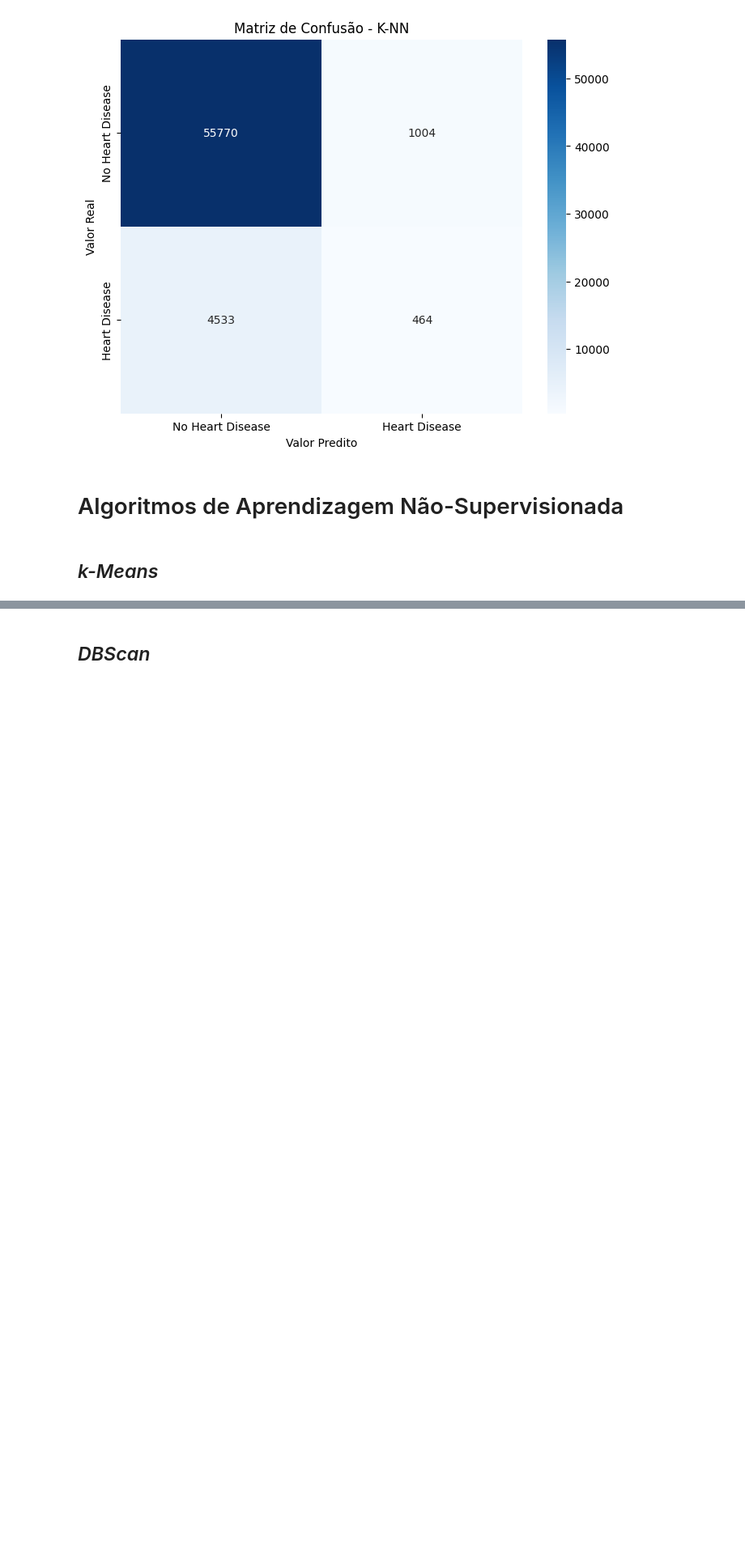
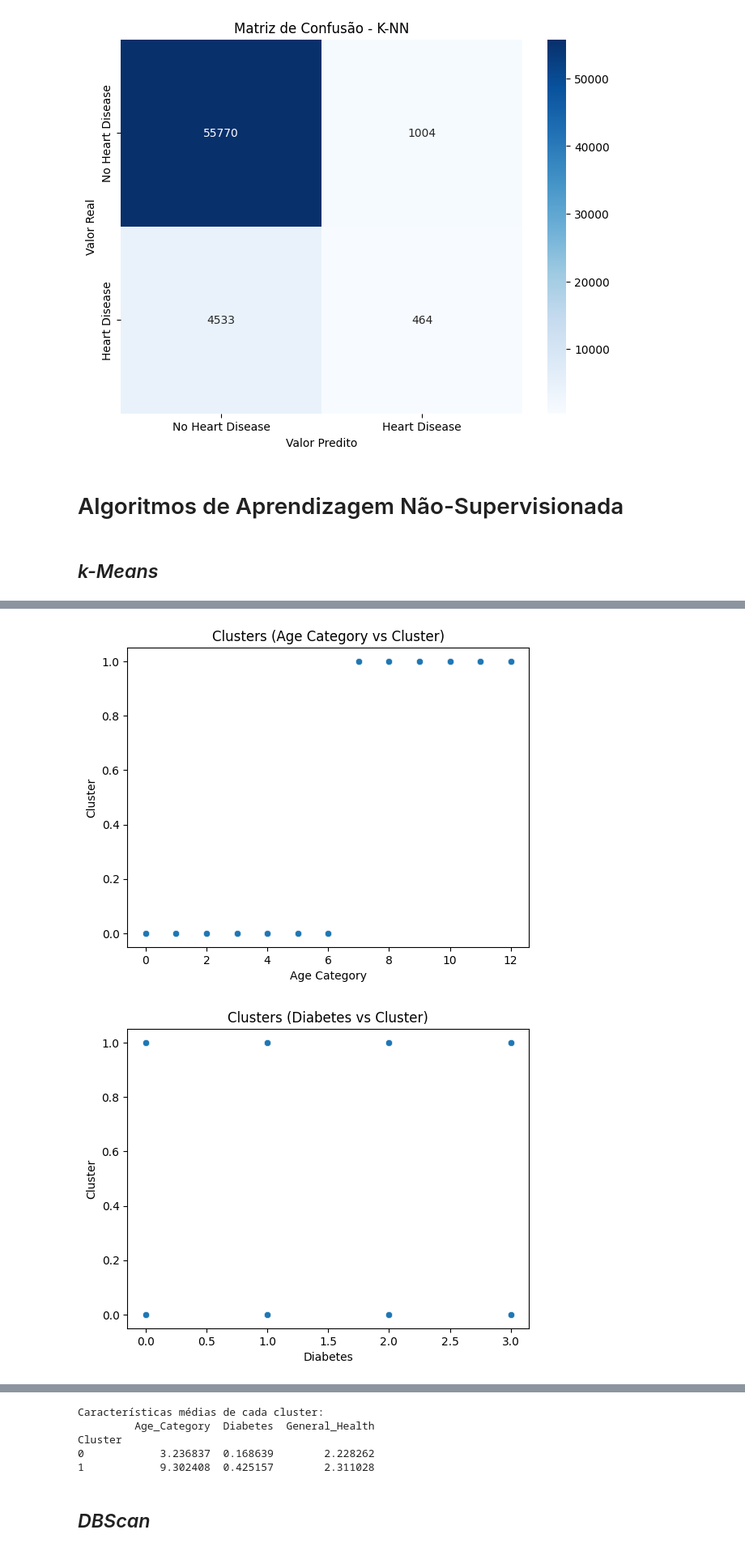
Before and after one commit to tjpoa/ProjetoIAA, a Jupyter notebook: notebooks/Modeling.ipynb, the cells around one changed output, grey strips where cells are left out. Shown at 81% size. Cells and saved outputs as stored; diff of their text form; code cells hidden in the pictures; blank space fills up the shorter version.

```diff
--- a/notebooks/Modeling.ipynb
+++ b/notebooks/Modeling.ipynb
@@ -289,0 +190,45 @@ See the caveats in the documentation: https://pandas.pydata.org/pandas-docs/stab
+# %%
+# Selecionar as variáveis relevantes
+features = ['Age_Category', 'Diabetes', 'General_Health']
+
+
+
+kmeans = KMeans(n_clusters=2, random_state=42)
+cvd_df_processed ['Cluster'] = kmeans.fit_predict(cvd_df_processed [features])
+
+    # Verificar os centroides dos clusters
+centroids = kmeans.cluster_centers_
+
+    # Criar um DataFrame para visualizar os centroides
+centroids_df = pd.DataFrame(centroids, columns=features)
+
+    # Gráficos de dispersão (com Heart_Disease = 1)
+    # 1. Age_Category vs Cluster
+sns.scatterplot(x='Age_Category', y='Cluster', data=cvd_df_processed )
+plt.title('Clusters (Age Category vs Cluster)')
+plt.xlabel('Age Category')
+plt.ylabel('Cluster')
+plt.show()
+
+    # 2. Diabetes vs Cluster
+sns.scatterplot(x='Diabetes', y='Cluster', data=cvd_df_processed )
+plt.title('Clusters (Diabetes vs Cluster)')
+plt.xlabel('Diabetes')
+plt.ylabel('Cluster')
+plt.show()
+
+    # 3. General_Health vs Cluster
+sns.scatterplot(x='General_Health', y='Cluster', data=cvd_df_processed )
+plt.title('Clusters (General Health vs Cluster)')
+plt.xlabel('General Health')
+plt.ylabel('Cluster')
+plt.show()
+
+    # Estudo dos clusters e suas características médias
+cluster_summary = cvd_df_processed .groupby('Cluster')[features].mean()
+
+print("\nCaracterísticas médias de cada cluster:")
+print(cluster_summary)
+# %% [output]
+[figure, added]
+[figure, added]
@@ -290,2 +236,7 @@ See the caveats in the documentation: https://pandas.pydata.org/pandas-docs/stab
+Características médias de cada cluster:
+         Age_Category  Diabetes  General_Health
+Cluster
+0            3.236837  0.168639        2.228262
+1            9.302408  0.425157        2.311028
 # %% [markdown]
 ## *DBScan*
```
Also changed, not shown: parts of 6 cells of this notebook, 2 other files.
